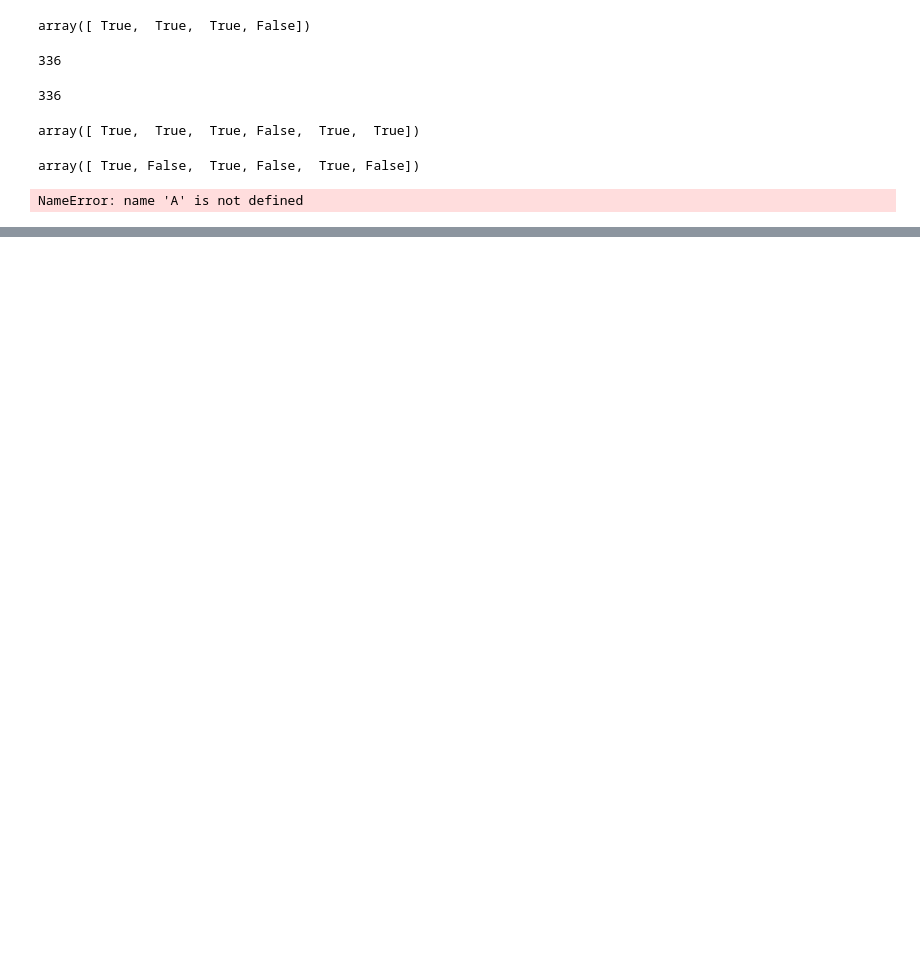
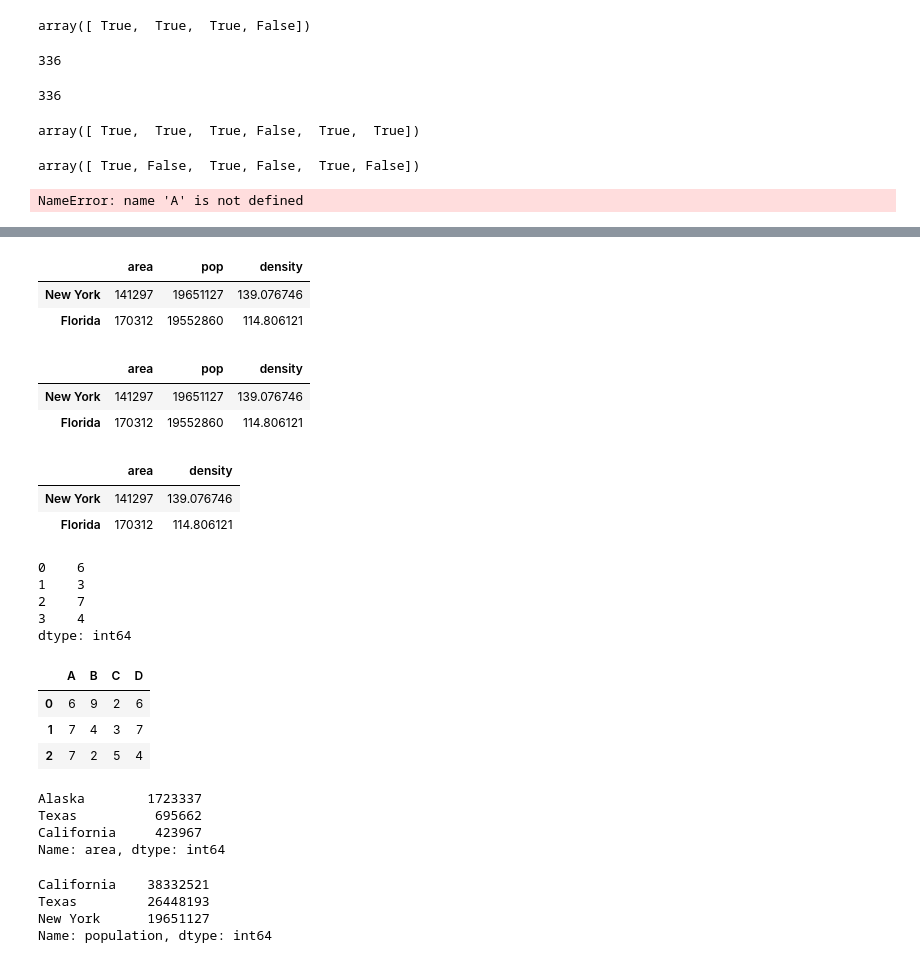
Before and after one commit to t8t/python22, a Jupyter notebook: Day3.ipynb, the cells around one changed output, grey strips where cells are left out. Saved outputs shown, nothing was run; the diff lists cells and outputs as text; code cells hidden in the pictures; blank space fills up the shorter version.

```diff
--- a/Day3.ipynb
+++ b/Day3.ipynb
@@ -1386,0 +1509,18 @@ data['area']['California']
+# %%
+data[data.density > 100] # 마스킹
+# %% [output]
+|  | area | pop | density |
+| New York | 141297 | 19651127 | 139.076746 |
+| Florida | 170312 | 19552860 | 114.806121 |
+# %%
+data.loc[data.density > 100] # 마스킹
+# %% [output]
+|  | area | pop | density |
+| New York | 141297 | 19651127 | 139.076746 |
+| Florida | 170312 | 19552860 | 114.806121 |
+# %%
+data.loc[data.density > 100, ['area', 'density']] # 팬시 인덱싱
+# %% [output]
+|  | area | density |
+| New York | 141297 | 139.076746 |
+| Florida | 170312 | 114.806121 |
@@ -1386,0 +1530,19 @@ data['area']['California']
+# %%
+rng = np.random.RandomState(42)
+ser = pd.Series(rng.randint(0, 10, 4))
+ser
+# %% [output]
+0    6
+1    3
+2    7
+3    4
+dtype: int64
+# %%
+df = pd.DataFrame(rng.randint(0, 10, (3, 4)),
+                  columns=['A', 'B', 'C', 'D'])
+df
+# %% [output]
+|  | A | B | C | D |
+| 0 | 6 | 9 | 2 | 6 |
+| 1 | 7 | 4 | 3 | 7 |
+| 2 | 7 | 2 | 5 | 4 |
@@ -1386,0 +1554,14 @@ data['area']['California']
+# %%
+area
+# %% [output]
+Alaska        1723337
+Texas          695662
+California     423967
+Name: area, dtype: int64
+# %%
+population
+# %% [output]
+California    38332521
+Texas         26448193
+New York      19651127
+Name: population, dtype: int64
```
Also changed, not shown: parts of 234 cells of this notebook.
